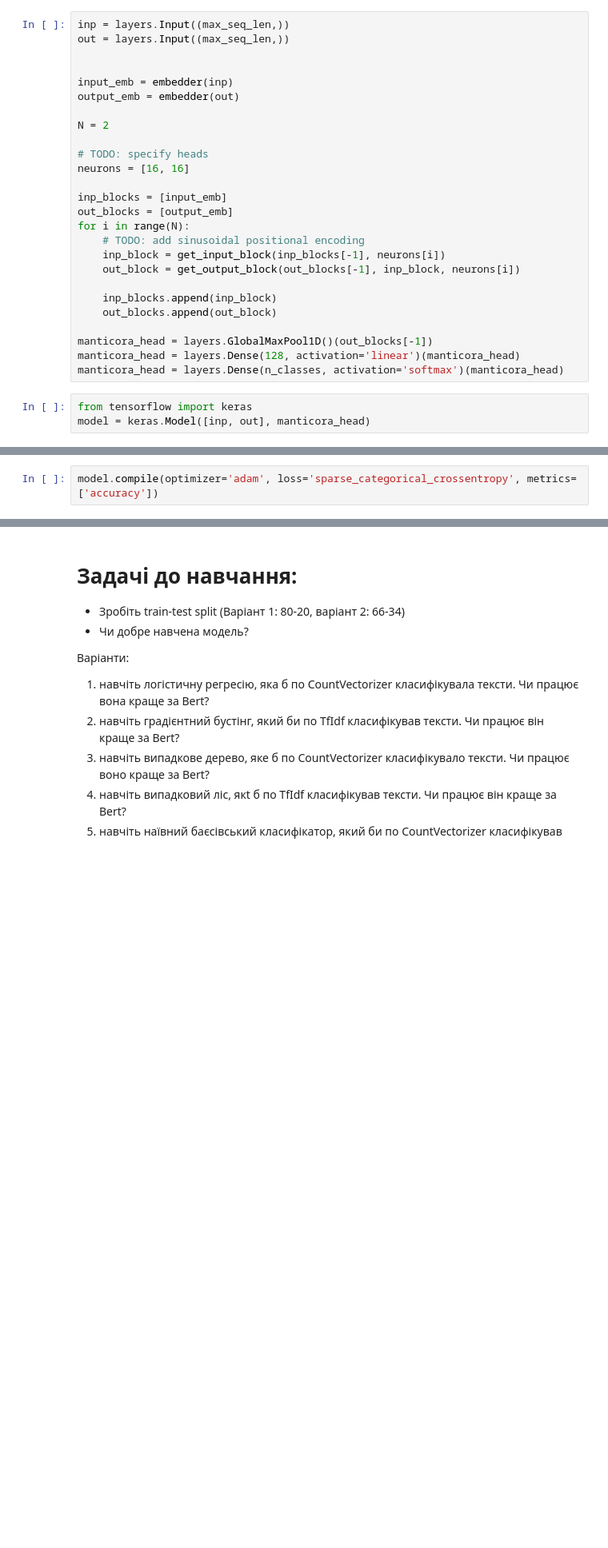
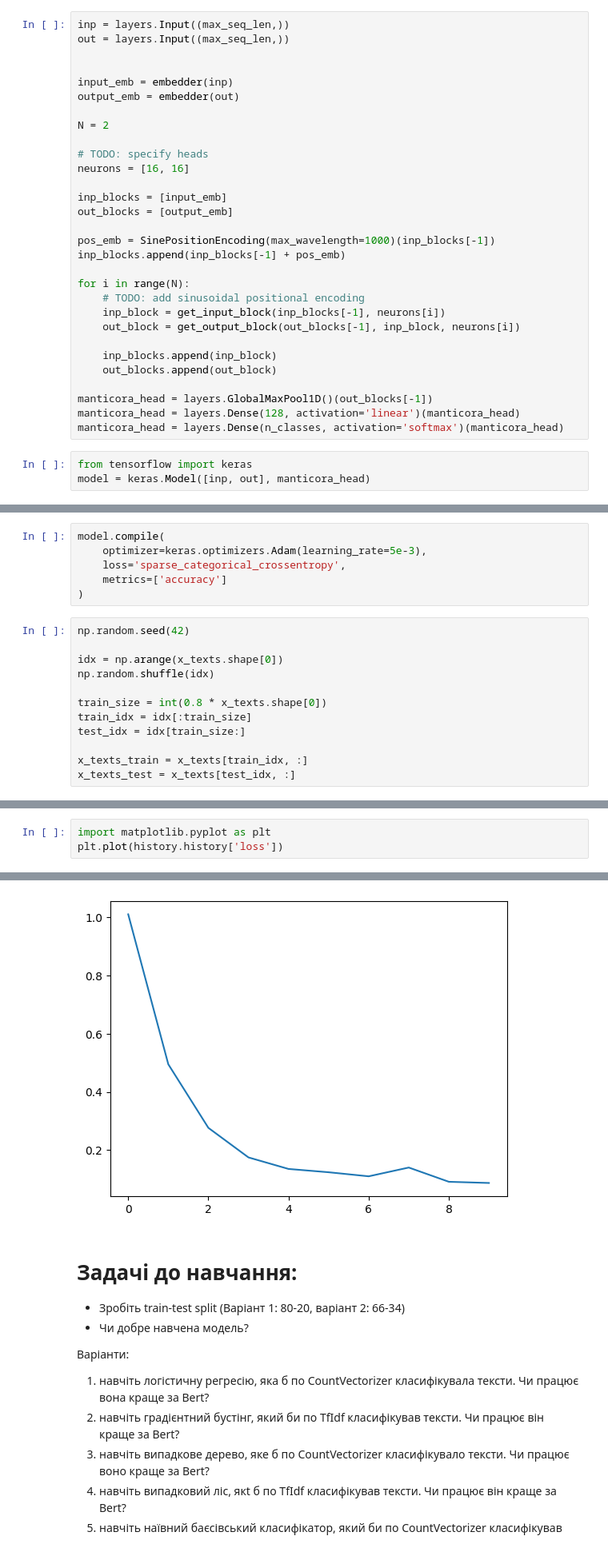
Before and after one commit to EvgeniyAzarov/stat-algs, a Jupyter notebook: lab3/LAB-3-transformer.ipynb, the cells around one changed output, grey strips where cells are left out. Shown at 80% size. Cells and saved outputs as stored; diff of their text form; blank space fills up the shorter version.

```diff
--- a/lab3/LAB-3-transformer.ipynb
+++ b/lab3/LAB-3-transformer.ipynb
@@ -197,6 +238,10 @@ neurons = [16, 16]
 
 inp_blocks = [input_emb]
 out_blocks = [output_emb]
+
+pos_emb = SinePositionEncoding(max_wavelength=1000)(inp_blocks[-1])
+inp_blocks.append(inp_blocks[-1] + pos_emb)
+
 for i in range(N):
     # TODO: add sinusoidal positional encoding
     inp_block = get_input_block(inp_blocks[-1], neurons[i])
@@ -238,4 +283,20 @@ Model: "functional"
 # %%
-model.compile(optimizer='adam', loss='sparse_categorical_crossentropy', metrics=['accuracy'])
+model.compile(
+    optimizer=keras.optimizers.Adam(learning_rate=5e-3),
+    loss='sparse_categorical_crossentropy',
+    metrics=['accuracy']
+)
+# %%
+np.random.seed(42)
+
+idx = np.arange(x_texts.shape[0])
+np.random.shuffle(idx)
+
+train_size = int(0.8 * x_texts.shape[0])
+train_idx = idx[:train_size]
+test_idx = idx[train_size:]
+
+x_texts_train = x_texts[train_idx, :]
+x_texts_test = x_texts[test_idx, :]
 # %%
 # TODO: shuffle train, test
@@ -250,0 +343,4 @@ model.evaluate([x_texts, x_texts], newsgroups_train['target'])
+# %%
+import matplotlib.pyplot as plt
+plt.plot(history.history['loss'])
+# %% [output]
@@ -251,3 +348,4 @@ model.evaluate([x_texts, x_texts], newsgroups_train['target'])
+[figure, added]
 # %% [markdown]
 # Задачі до навчання:
 - Зробіть train-test split (Варіант 1: 80-20, варіант 2: 66-34)
```
Also changed, not shown: parts of 18 cells of this notebook, 3 other files.
